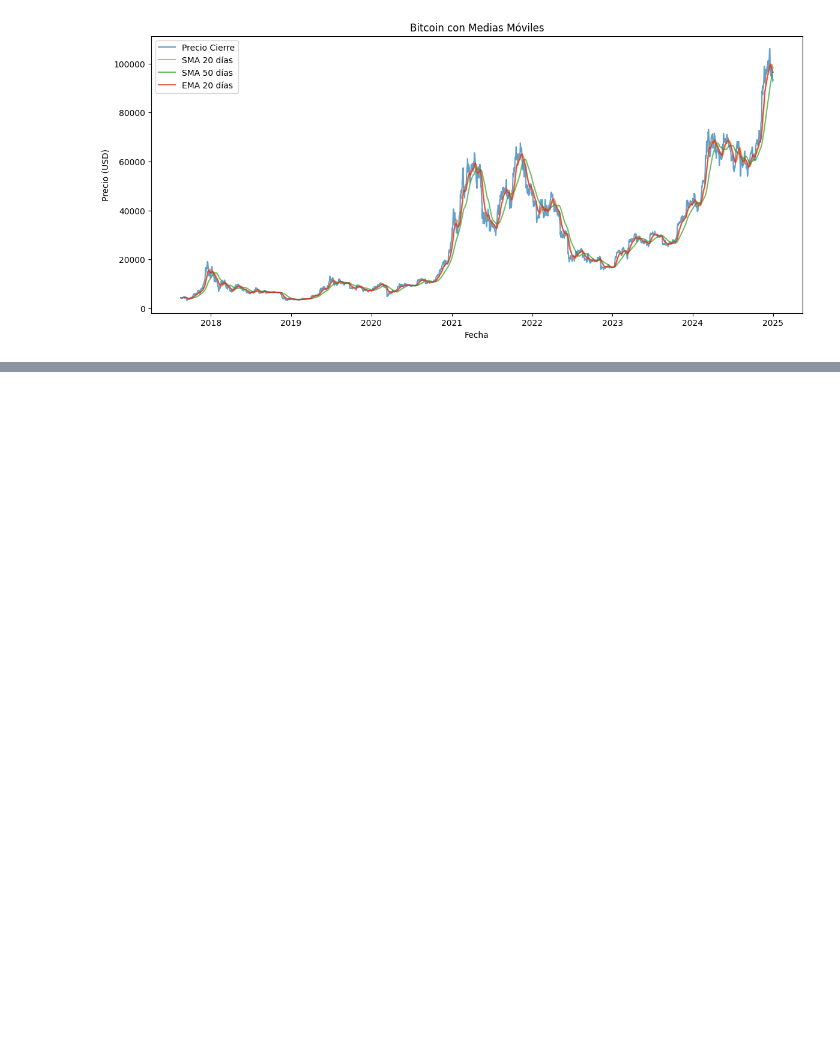
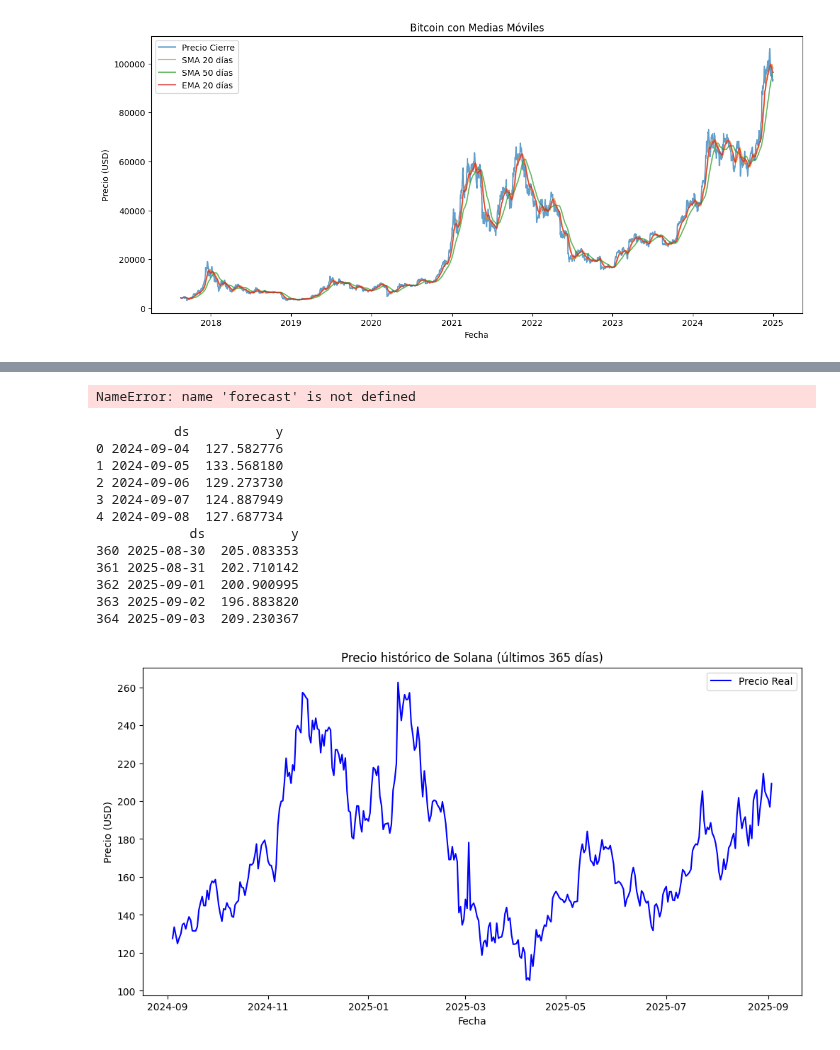
Before and after one commit to FerdinandMileto/proyecto-prediccion-del-precio-cripto, a Jupyter notebook: analisarcsv.ipynb, the cells around one changed output, grey strips where cells are left out. Drawn from its saved outputs; the diff is of its cells as text; code cells hidden in the pictures; blank space fills up the shorter version.

```diff
--- a/analisarcsv.ipynb
+++ b/analisarcsv.ipynb
@@ -189,0 +398,44 @@ print(df.head())
+# %%
+import datetime
+
+# Fecha de hoy
+hoy = pd.to_datetime("today").normalize()
+
+# Filtrar forecast para fechas desde hoy en adelante
+predicciones_futuras = forecast[forecast['ds'] >= hoy][['ds', 'yhat', 'yhat_lower', 'yhat_upper']]
+print(predicciones_futuras)
+# %% [output]
+NameError: name 'forecast' is not defined
+# %%
+import pandas as pd
+
+df = pd.read_csv('solana_last365.csv')
+df['ds'] = pd.to_datetime(df['ds'])
+
+print(df.head())   # Primeros 5 registros
+print(df.tail())   # Últimos 5 registros
+
+# Gráfica simple de precio histórico
+import matplotlib.pyplot as plt
+
+plt.figure(figsize=(12,6))
+plt.plot(df['ds'], df['y'], label='Precio Real', color='blue')
+plt.title('Precio histórico de Solana (últimos 365 días)')
+plt.xlabel('Fecha')
+plt.ylabel('Precio (USD)')
+plt.legend()
+plt.show()
+# %% [output]
+          ds           y
+0 2024-09-04  127.582776
+1 2024-09-05  133.568180
+2 2024-09-06  129.273730
+3 2024-09-07  124.887949
+4 2024-09-08  127.687734
+            ds           y
+360 2025-08-30  205.083353
+361 2025-08-31  202.710142
+362 2025-09-01  200.900995
+363 2025-09-02  196.883820
+364 2025-09-03  209.230367
+[figure, added]
```
Also changed, not shown: parts of 20 cells of this notebook, 4 other files.
